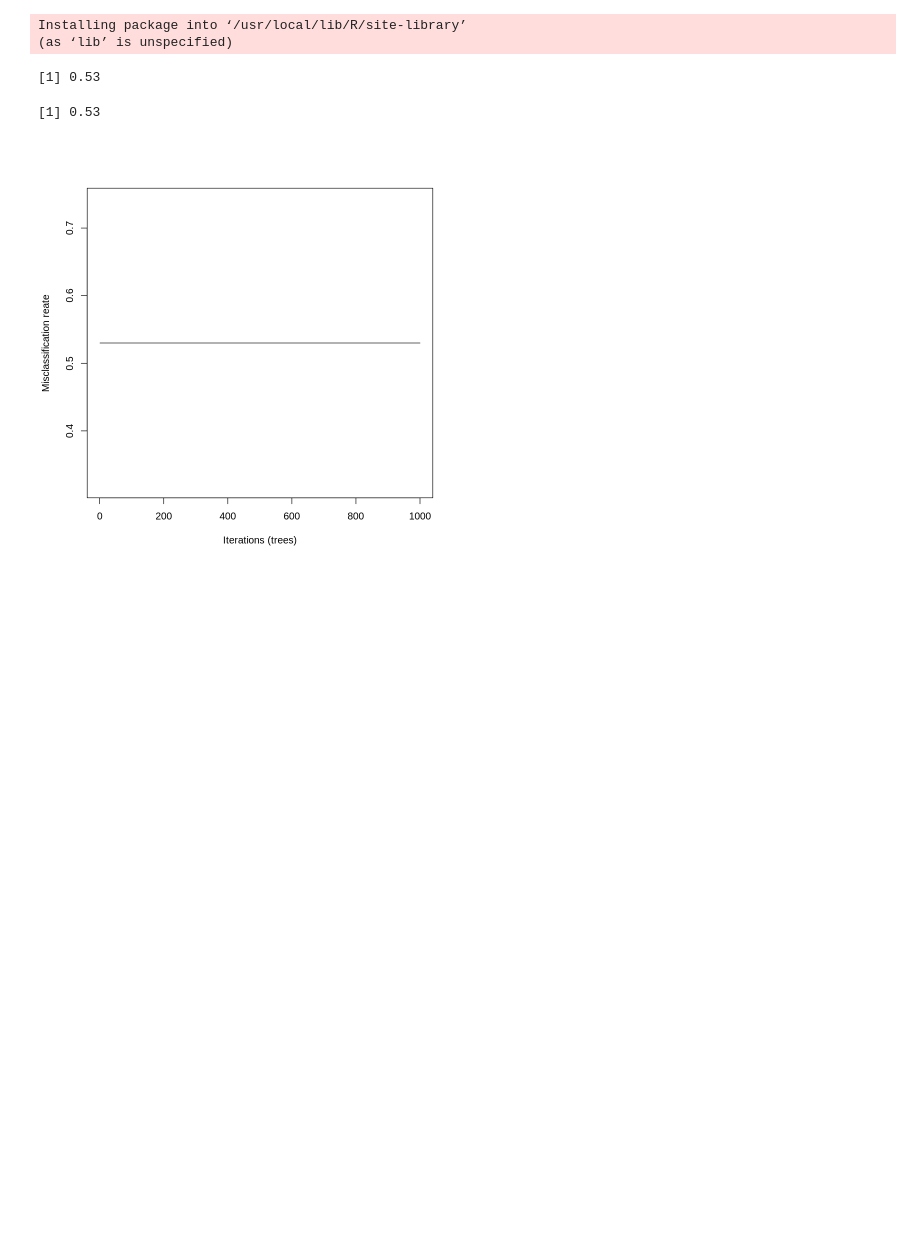
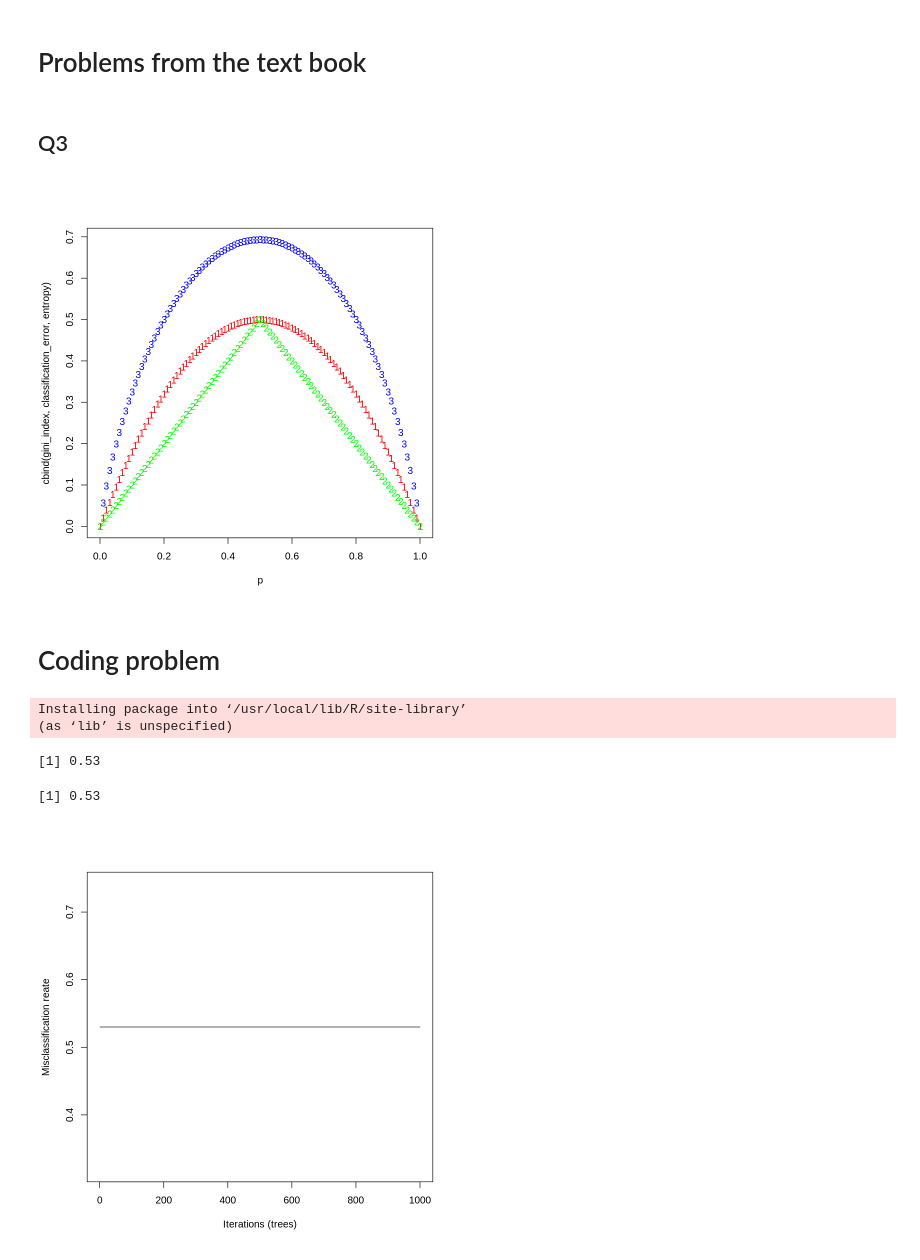
Before and after one commit to jooranlee/MATH4432, a Jupyter notebook: Assignment 4/Assignment_4.ipynb, the cells around one changed output. Drawn from its saved outputs; the diff is of its cells as text; code cells hidden in the pictures; blank space fills up the shorter version.

```diff
--- a/Assignment 4/Assignment_4.ipynb
+++ b/Assignment 4/Assignment_4.ipynb
@@ -1,5 +1,19 @@
 # %% [markdown]
 <a href="https://colab.research.google.com/github/wilbertcaine/MATH4432/blob/main/Assignment%204/Assignment_4.ipynb" target="_parent"><img src="https://colab.research.google.com/assets/colab-badge.svg" alt="Open In Colab"/></a>
+# %% [markdown]
+# Problems from the text book
+# %% [markdown]
+## Q3
+# %%
+p = seq(0, 1, 0.01)
+gini_index = p * (1-p) * 2
+classification_error = 1 - pmax(p,1-p)
+entropy = - (p*log(p) + (1-p)*log(1-p))
+matplot(p, cbind(gini_index, classification_error, entropy), col = c("red", "green", "blue"))
+# %% [output]
+[figure, added]
+# %% [markdown]
+# Coding problem
 # %%
 install.packages("gbm")
 library(gbm)
```
Also changed, not shown: parts of 6 cells of this notebook.
